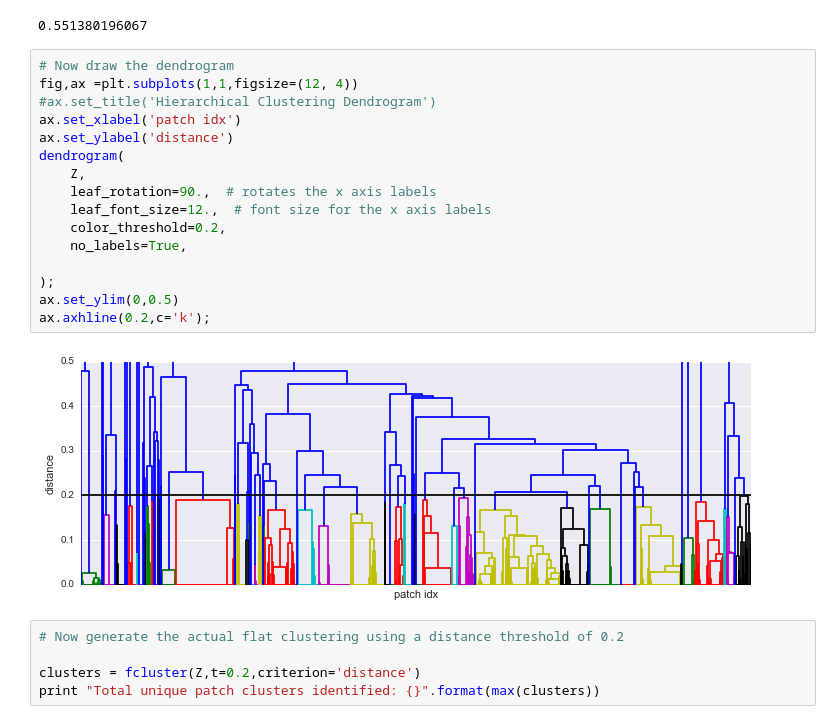
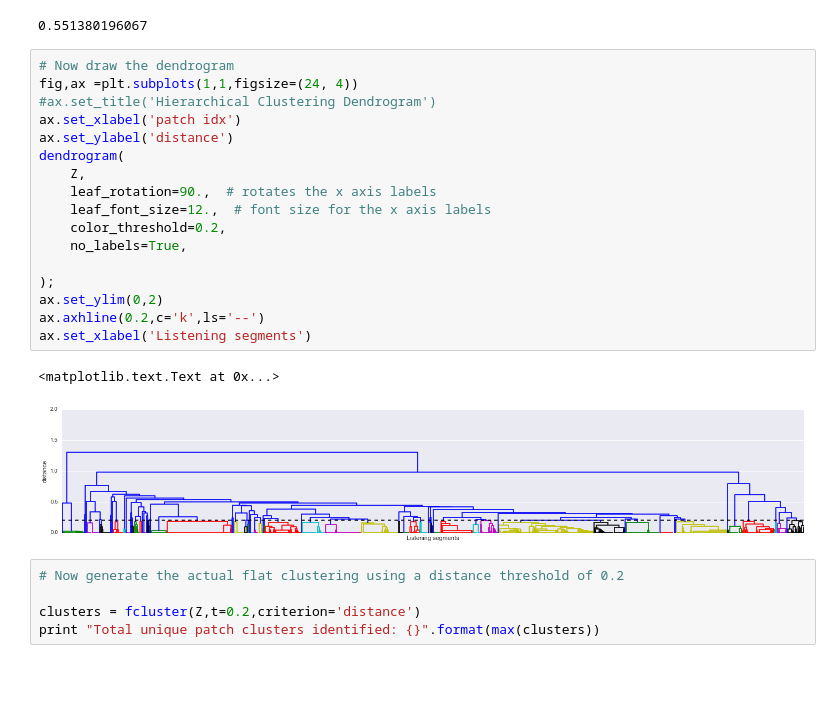
Before and after one commit to jlorince/MusicForaging, a Jupyter notebook: notebooks/PatchClustering.ipynb, the cells around one changed output. Drawn from its saved outputs; the diff is of its cells as text; blank space fills up the shorter version.

```diff
--- a/notebooks/PatchClustering.ipynb
+++ b/notebooks/PatchClustering.ipynb
@@ -71,22 +71,24 @@ print c
 0.551380196067
 # %%
 # Now draw the dendrogram
-fig,ax =plt.subplots(1,1,figsize=(12, 4))
+fig,ax =plt.subplots(1,1,figsize=(24, 4))
 #ax.set_title('Hierarchical Clustering Dendrogram')
 ax.set_xlabel('patch idx')
 ax.set_ylabel('distance')
 dendrogram(
     Z,
     leaf_rotation=90.,  # rotates the x axis labels
     leaf_font_size=12.,  # font size for the x axis labels
     color_threshold=0.2,
     no_labels=True,
 
 );
-ax.set_ylim(0,0.5)
-ax.axhline(0.2,c='k');
+ax.set_ylim(0,2)
+ax.axhline(0.2,c='k',ls='--')
+ax.set_xlabel('Listening segments')
 # %% [output]
+<matplotlib.text.Text at 0x...>
-[figure, old version]
+[figure, new version]
 # %%
 # Now generate the actual flat clustering using a distance threshold of 0.2
 
```
Also changed, not shown: 5 other files.
